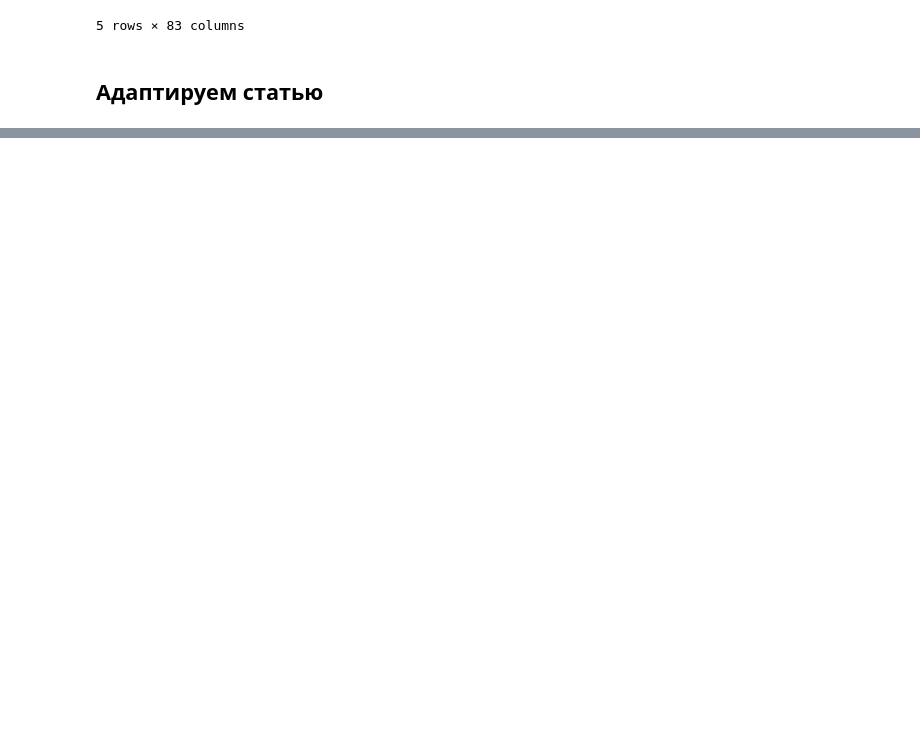
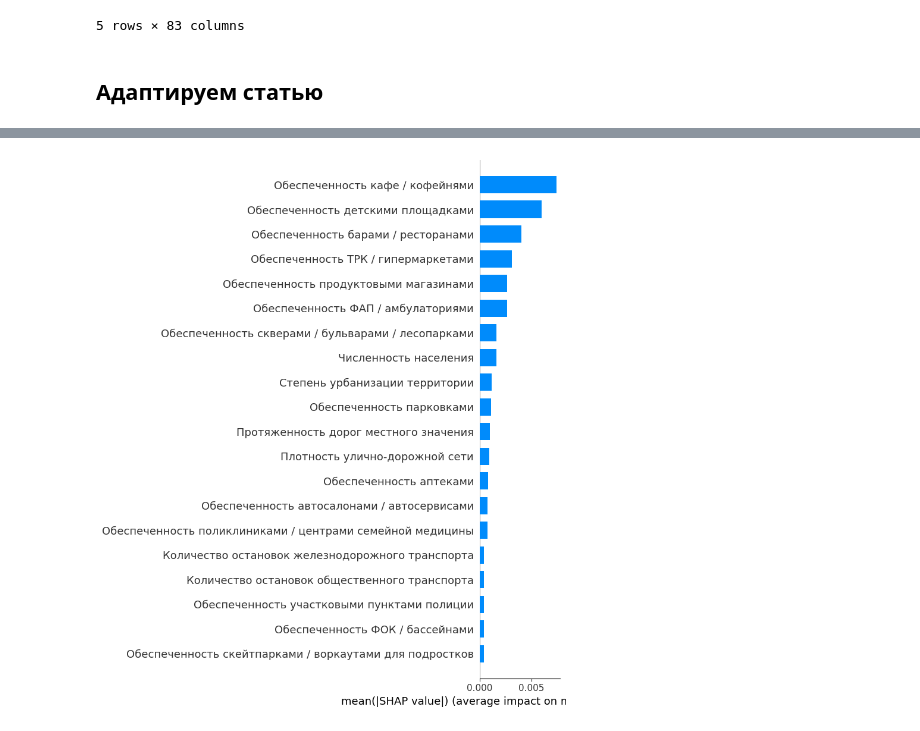
Before and after one commit to Mvin8/Urbanomy, a Jupyter notebook: examples/F37 v2.ipynb, the cells around one changed output, grey strips where cells are left out. Saved outputs shown, nothing was run; the diff lists cells and outputs as text; code cells hidden in the pictures; blank space fills up the shorter version.

```diff
--- a/examples/F37 v2.ipynb
+++ b/examples/F37 v2.ipynb
@@ -264,0 +213,97 @@ df_with_returns
+# %%
+# Основной код обучения
+df_with_returns = calculate_investment_return(gdf, 'transport')  # gdf - ваш исходный GeoDataFrame
+X_train, X_test, y_train, y_test, scaler, X_columns, dtypes = prepare_for_training(df_with_returns)
+
+# Преобразуем X_train и X_test обратно в DataFrame с правильными типами
+X_train_df = pd.DataFrame(X_train, columns=X_columns).astype(dtypes)
+X_test_df = pd.DataFrame(X_test, columns=X_columns).astype(dtypes)
+
+# Очистка целевой переменной
+y_train = pd.Series(y_train).replace([np.inf, -np.inf], np.nan).dropna()
+y_test = pd.Series(y_test).replace([np.inf, -np.inf], np.nan).dropna()
+y_train = y_train.clip(lower=0, upper=1)
+y_test = y_test.clip(lower=0, upper=1)
+
+# Синхронизация индексов
+X_train_df = X_train_df.loc[y_train.index]
+X_test_df = X_test_df.loc[y_test.index]
+
+# Используем все признаки
+print(f"Using all {len(X_columns)} features: {X_columns}")
+
+# Обучение модели с лучшими параметрами
+best_params = {
+    'alpha': 10.0,
+    'colsample_bytree': 0.8,
+    'learning_rate': 0.1,
+    'max_depth': 4,
+    'n_estimators': 300,
+    'subsample': 1.0,
+    'random_state': 42
+}
+
+best_model = XGBRegressor(**best_params)
+best_model.fit(X_train_df, y_train)
+print("Model trained with parameters:", best_params)
+
+# Оценка модели
+metrics = evaluate_model(best_model, X_train_df, X_test_df, y_train, y_test)
+
+# Важность признаков (встроенная в XGBoost)
+feature_importance = pd.DataFrame({
+    'Feature': X_columns,
+    'Importance': best_model.feature_importances_
+})
+feature_importance = feature_importance.sort_values('Importance', ascending=False)
+print("\nFeature Importance (XGBoost):")
+print(feature_importance)
+
+# SHAP-анализ
+explainer = shap.TreeExplainer(best_model)
+shap_values = explainer.shap_values(X_test_df)
+
+# 1. Summary Plot (общая важность признаков)
+print("\nGenerating SHAP Summary Plot...")
+shap.summary_plot(shap_values, X_test_df, plot_type="bar")
+plt.show()
+
+# 2. Summary Plot (распределение влияния признаков)
+print("\nGenerating SHAP Summary Plot (dot)...")
+shap.summary_plot(shap_values, X_test_df)
+plt.show()
+
+# 3. Dependence Plot для топ-3 признаков
+top_features = feature_importance['Feature'].head(3).tolist()
+for feature in top_features:
+    print(f"\nGenerating SHAP Dependence Plot for {feature}...")
+    shap.dependence_plot(feature, shap_values, X_test_df)
+    plt.show()
+
+# Сравнение с базовой моделью
+base_model = XGBRegressor(n_estimators=500, max_depth=6, learning_rate=0.3, alpha=1.0, random_state=42)
+base_model.fit(X_train_df, y_train)
+print("\nBaseline Model Performance:")
+base_metrics = evaluate_model(base_model, X_train_df, X_test_df, y_train, y_test)
+
+# Пример предсказания для gdf_new
+gdf_new = gdf.iloc[[0]]
+result = calculate_investment_return(gdf_new, 'residential', scaler)
+X_new = pd.get_dummies(result.drop(columns=['InvestmentReturn', 'geometry'], errors='ignore'), columns=['LandUseType'], prefix='LandUse')
+X_new = X_new.drop(columns=[col for col in X_new.columns if col.lower() in ['id', 'territory_id'] or col not in X_columns], errors='ignore')
+for col in X_columns:
+    if col not in X_new.columns:
+        X_new[col] = 0
+X_new = X_new[X_columns].astype(dtypes)
+prediction = best_model.predict(X_new)
+print(f"\nPredicted InvestmentReturn for gdf_new: {prediction[0]:.3f}")
+
+# SHAP-анализ для gdf_new
+shap_values_new = explainer.shap_values(X_new)
+print("\nGenerating SHAP Waterfall Plot for gdf_new...")
+shap.waterfall_plot(shap.Explanation(values=shap_values_new[0],
+                                     base_values=explainer.expected_value,
+                                     data=X_new.iloc[0],
+                                     feature_names=X_new.columns.tolist()))
+plt.show()
+# %% [output]
@@ -264,0 +327 @@ df_with_returns
+[figure, added]
```
Also changed, not shown: parts of 28 cells of this notebook, 1 other file.
